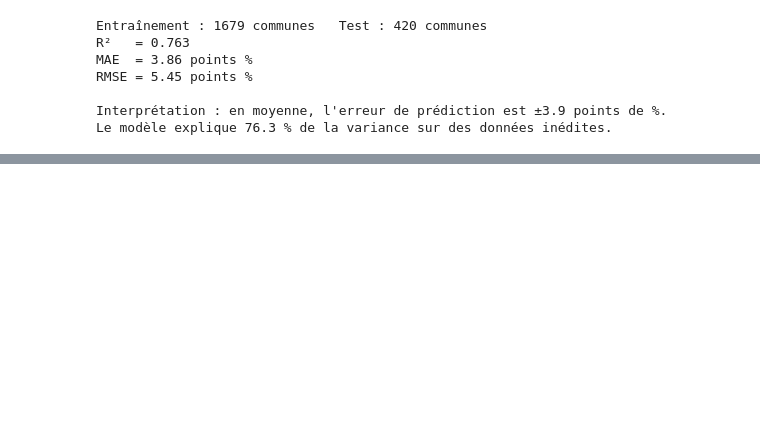
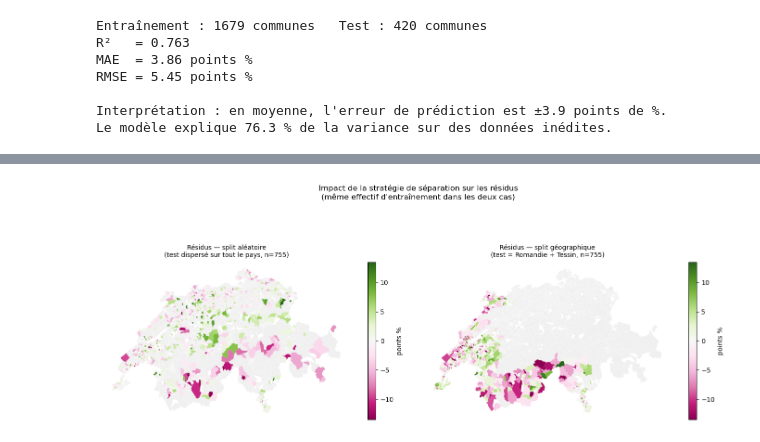
Before and after one commit to gse-unil/2026_Geoinformatique_II, a Jupyter notebook: tps/tp-py02.ipynb, the cells around one changed output, grey strips where cells are left out. Saved outputs shown, nothing was run; the diff lists cells and outputs as text; code cells hidden in the pictures; blank space fills up the shorter version.

```diff
--- a/tps/tp-py02.ipynb
+++ b/tps/tp-py02.ipynb
@@ -975,0 +865,78 @@ Split géographique      : R² = 0.602   MAE = 4.32 pts%
+# %%
+# Géométries des communes suisses (tp3.gpkg) pour cartographier les résidus
+# GEM_TEIL == '0' : polygone principal de chaque commune (pas les enclaves)
+communes_ch = (gpd.read_file('tp3.gpkg', layer='Communes')
+               .to_crs('EPSG:21781'))
+communes_ch = communes_ch[
+    communes_ch['KANTONSNUM'].str.startswith('CH', na=False) &
+    (communes_ch['GEM_TEIL'] == '0')
+]
+
+# Régions linguistiques (simplifié — cantons officiellement francophones ou italophones)
+romand = {'Vaud', 'Genève', 'Neuchâtel', 'Jura', 'Fribourg', 'Valais'}
+tessin = {'Tessin'}
+def region(canton):
+    if canton in romand: return 'Romand'
+    if canton in tessin: return 'Tessin'
+    return 'Alémanique'
+
+df['region_ling'] = df['parent_canton_name'].map(region)
+print("Distribution linguistique :")
+print(df['region_ling'].value_counts().to_string())
+
+mask_al = (df['region_ling'] == 'Alémanique').values
+n_tr, n_te = mask_al.sum(), (~mask_al).sum()
+
+# --- Split géographique : entraînement = Alémanique, test = Romandie + Tessin ---
+model_geo = LinearRegression().fit(X[mask_al], y[mask_al])
+r2_geo  = r2_score(y[~mask_al], model_geo.predict(X[~mask_al]))
+mae_geo = mean_absolute_error(y[~mask_al], model_geo.predict(X[~mask_al]))
+
+# --- Split aléatoire à effectif IDENTIQUE (n_tr entraînement / n_te test) ---
+# Un modèle réajusté sur les 2099 communes (comme model_ols en §7.3) aurait déjà "vu"
+# les communes de test : ce ne serait pas une évaluation hors échantillon valable.
+rng_split = np.random.default_rng(42)
+perm = rng_split.permutation(len(df))
+idx_tr_rand, idx_te_rand = perm[:n_tr], perm[n_tr:n_tr + n_te]
+
+model_rand = LinearRegression().fit(X[idx_tr_rand], y[idx_tr_rand])
+r2_rand  = r2_score(y[idx_te_rand], model_rand.predict(X[idx_te_rand]))
+mae_rand = mean_absolute_error(y[idx_te_rand], model_rand.predict(X[idx_te_rand]))
+
+print(f"\nEffectif (identique dans les deux cas) : {n_tr} entraînement / {n_te} test")
+print(f"Split aléatoire     : R² = {r2_rand:.3f}   MAE = {mae_rand:.2f} pts%")
+print(f"Split géographique  : R² = {r2_geo:.3f}   MAE = {mae_geo:.2f} pts%")
+print("  (entraîné sur la Suisse alémanique → prédit Romandie + Tessin)")
+
+# --- Cartes des résidus, rattachées à la géométrie communale ---
+df_rand_te = df.iloc[idx_te_rand].copy()
+df_rand_te['resid_rand'] = y[idx_te_rand] - model_rand.predict(X[idx_te_rand])
+gdf_rand = communes_ch[['NAME', 'geometry']].merge(
+    df_rand_te[['region_name', 'resid_rand']], left_on='NAME', right_on='region_name', how='inner')
+
+df_geo_te = df.loc[~mask_al].copy()
+df_geo_te['resid_geo'] = y[~mask_al] - model_geo.predict(X[~mask_al])
+gdf_geo = communes_ch[['NAME', 'geometry']].merge(
+    df_geo_te[['region_name', 'resid_geo']], left_on='NAME', right_on='region_name', how='inner')
+
+vabs = max(gdf_rand['resid_rand'].abs().quantile(0.97), gdf_geo['resid_geo'].abs().quantile(0.97))
+
+fig, axes = plt.subplots(1, 2, figsize=(14, 6))
+
+communes_ch.plot(ax=axes[0], color='#f0f0f0', edgecolor='white', linewidth=0.2)
+gdf_rand.plot(ax=axes[0], column='resid_rand', cmap='PiYG', vmin=-vabs, vmax=vabs, legend=True,
+              legend_kwds={'shrink': 0.65, 'label': 'points %'}, edgecolor='none')
+axes[0].set_title(f'Résidus — split aléatoire\n(test dispersé sur tout le pays, n={n_te})', fontsize=10)
+axes[0].set_axis_off()
+
+communes_ch.plot(ax=axes[1], color='#f0f0f0', edgecolor='white', linewidth=0.2)
+gdf_geo.plot(ax=axes[1], column='resid_geo', cmap='PiYG', vmin=-vabs, vmax=vabs, legend=True,
+             legend_kwds={'shrink': 0.65, 'label': 'points %'}, edgecolor='none')
+axes[1].set_title(f'Résidus — split géographique\n(test = Romandie + Tessin, n={n_te})', fontsize=10)
+axes[1].set_axis_off()
+
+plt.suptitle("Impact de la stratégie de séparation sur les résidus\n(même effectif d'entraînement dans les deux cas)",
+             fontsize=12, y=1.02)
+plt.tight_layout()
+plt.show()
+# %% [output]
@@ -976,3 +953,4 @@ Split géographique      : R² = 0.602   MAE = 4.32 pts%
+[figure, added]
 # %% [markdown]
 ---
 ## Récapitulatif
```
Also changed, not shown: parts of 16 cells of this notebook, 3 other files.
